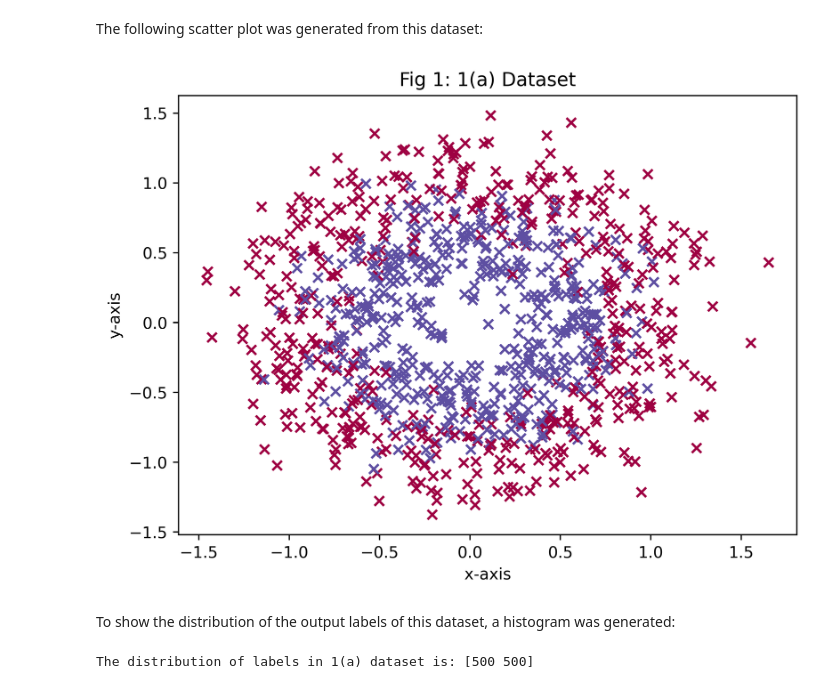
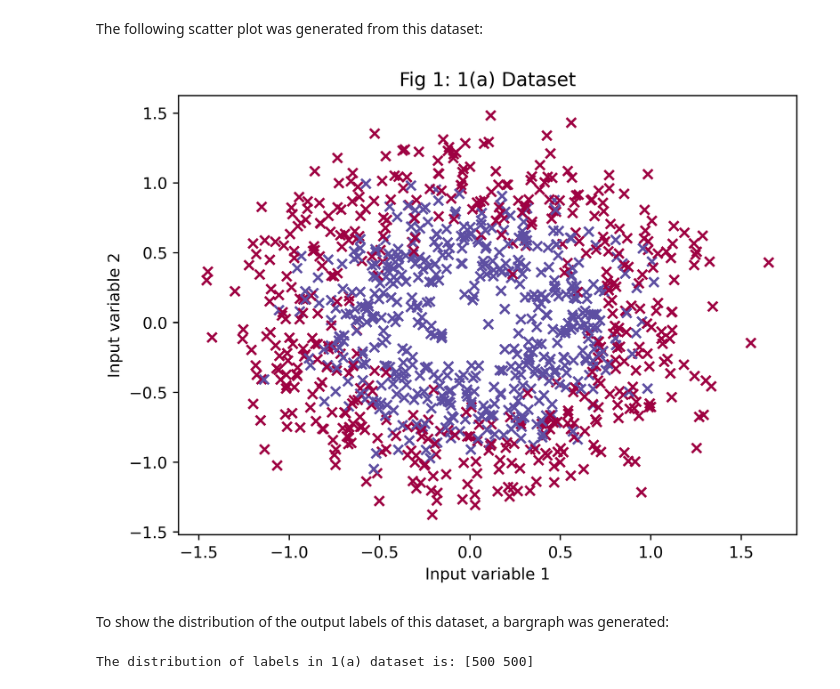
Before and after one commit to lensil/CCE2502, a Jupyter notebook: Assignment I.ipynb, the cells around one changed output. Saved outputs shown, nothing was run; the diff lists cells and outputs as text; code cells hidden in the pictures.

```diff
--- a/Assignment I.ipynb
+++ b/Assignment I.ipynb
@@ -24,15 +24,15 @@ The following scatter plot was generated from this dataset:
 # %%
 # Plot the dataset as a scatter plot
 plt.figure(figsize=(7, 5), dpi=500)
 plt.scatter(x1_a[:, 0], x1_a[:, 1], c=y1_a, cmap=plt.cm.Spectral, marker='x')
 plt.title("Fig 1: 1(a) Dataset")
-plt.xlabel("x-axis")
-plt.ylabel("y-axis")
+plt.xlabel("Input variable 1")
+plt.ylabel("Input variable 2")
 plt.show()
 # %% [output]
-[figure, old version]
+[figure, new version]
 # %% [markdown]
-To show the distribution of the output labels of this dataset, a histogram was generated:
+To show the distribution of the output labels of this dataset, a bargraph was generated:
 # %%
 labels, counts = np.unique(y1_a, return_counts=True) # Get the unique labels and their counts
 
```
Also changed, not shown: parts of 20 cells of this notebook.
